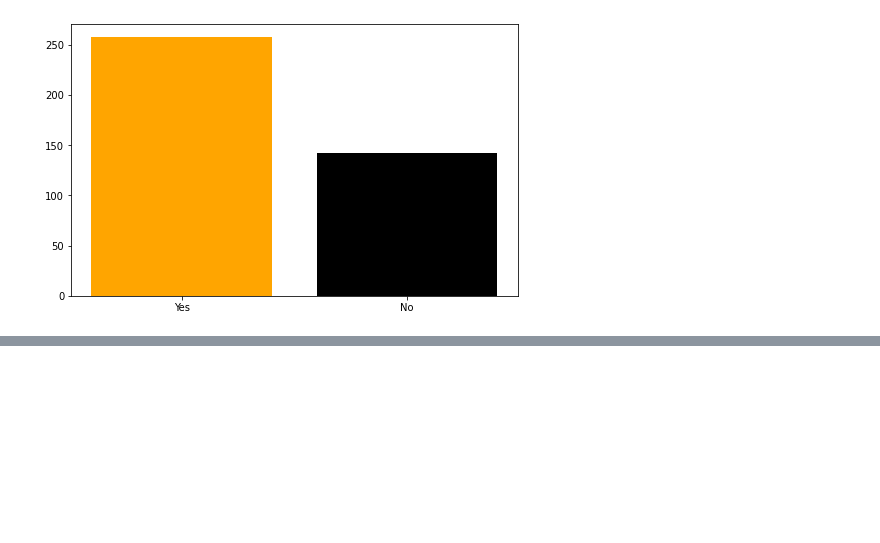
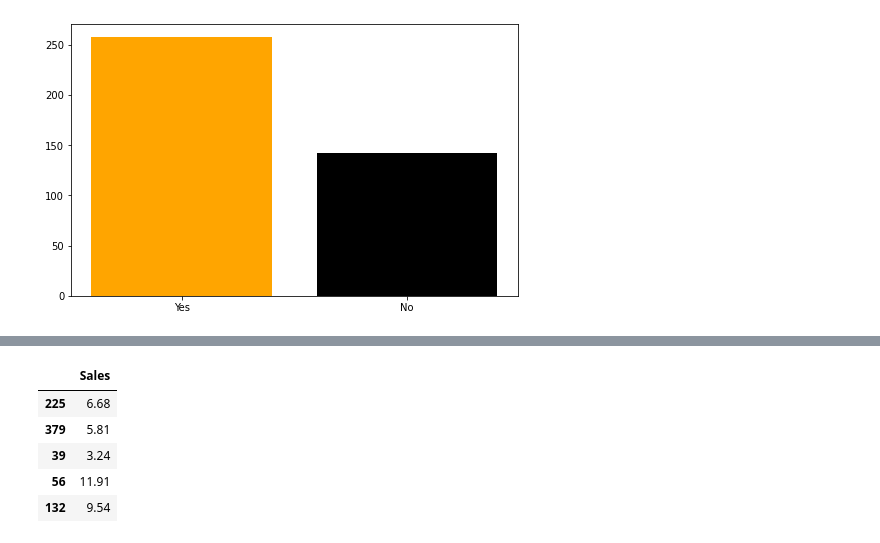
Before and after one commit to Yashwant-Code98/Covid-EDA, a Jupyter notebook: Covid_Vaccines_Analysis.ipynb, the cells around one changed output, grey strips where cells are left out. Saved outputs shown, nothing was run; the diff lists cells and outputs as text; code cells hidden in the pictures; blank space fills up the shorter version.

```diff
--- a/Covid_Vaccines_Analysis.ipynb
+++ b/Covid_Vaccines_Analysis.ipynb
@@ -237,0 +265,9 @@ plt.show()
+# %%
+y_train.head()
+# %% [output]
+|  | Sales |
+| 225 | 6.68 |
+| 379 | 5.81 |
+| 39 | 3.24 |
+| 56 | 11.91 |
+| 132 | 9.54 |
```
Also changed, not shown: parts of 34 cells of this notebook.
